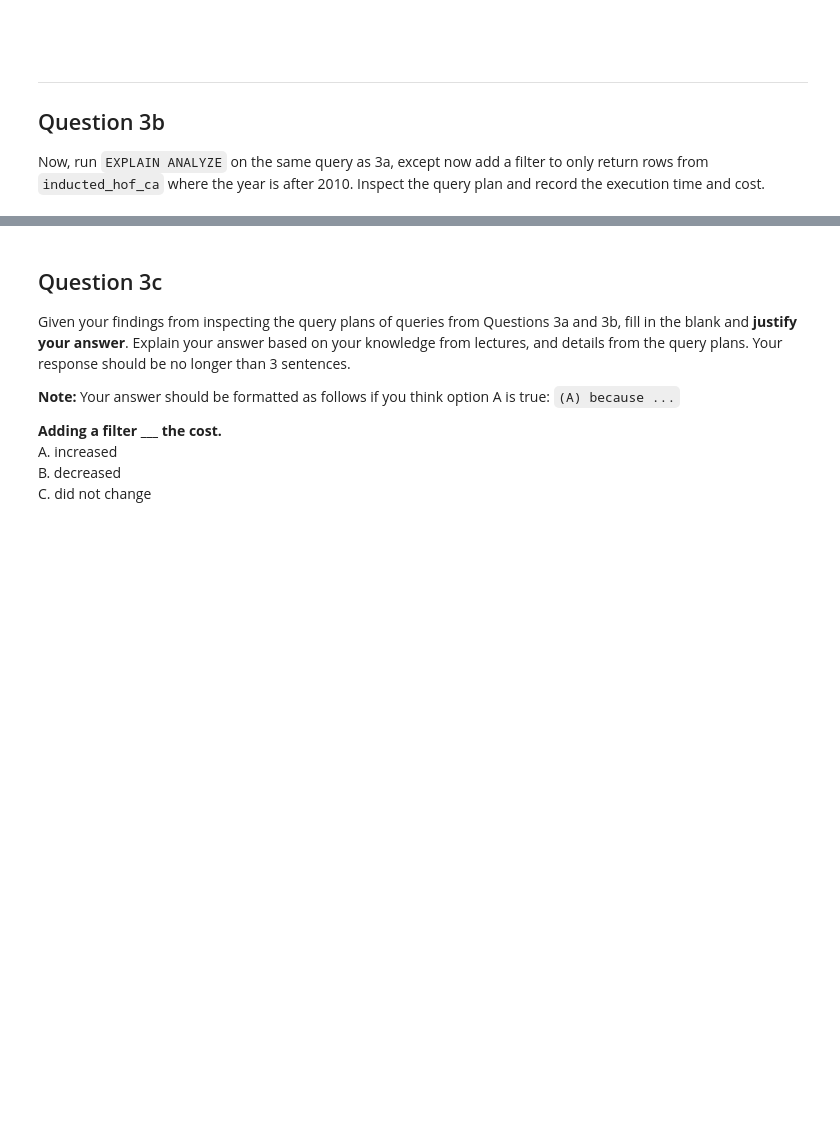
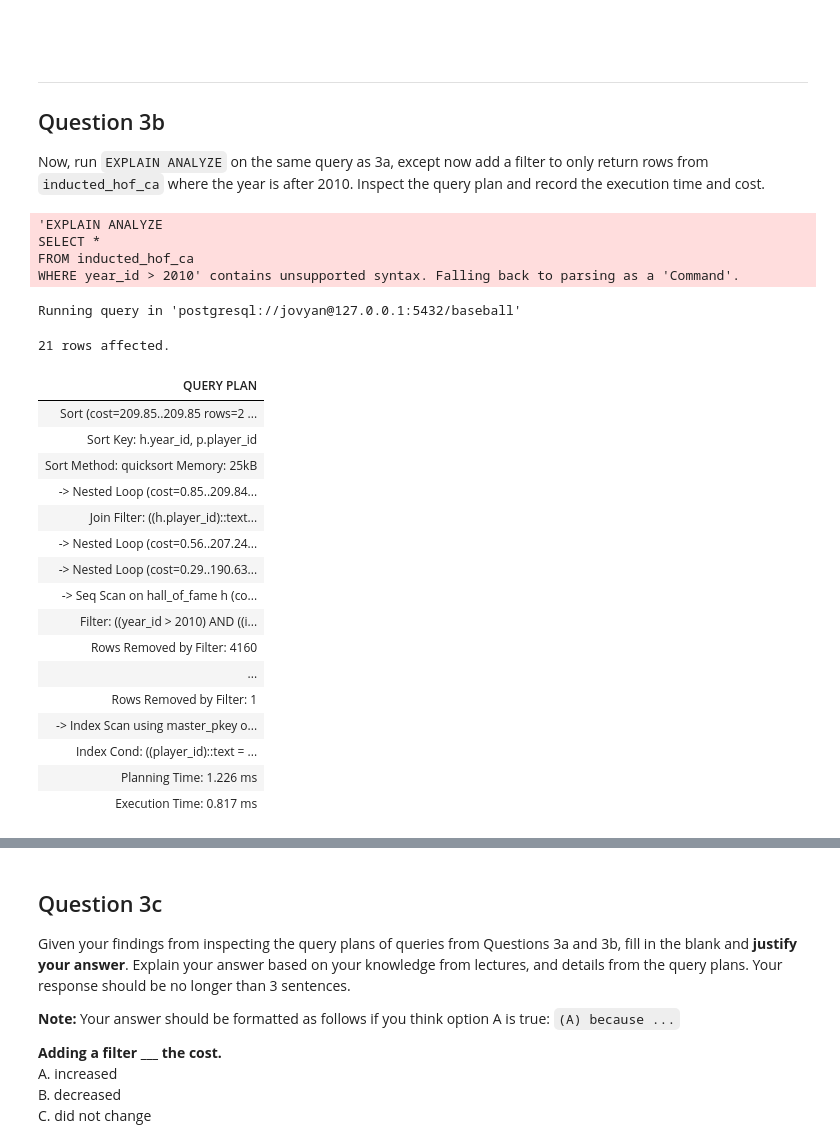
Before and after one commit to cal-data-eng/fa24-materials, a Jupyter notebook: proj/proj2/proj2.ipynb, the cells around one changed output, grey strips where cells are left out. Drawn from its saved outputs; the diff is of its cells as text; code cells hidden in the pictures; blank space fills up the shorter version.

```diff
--- a/proj/proj2/proj2.ipynb
+++ b/proj/proj2/proj2.ipynb
@@ -533 +941,31 @@ Now, run `EXPLAIN ANALYZE` on the same query as 3a, except now add a filter to o
+# %%
+%%sql
+EXPLAIN ANALYZE
+SELECT *
+FROM inducted_hof_ca
+WHERE year_id > 2010;
+# %% [output]
+'EXPLAIN ANALYZE
+SELECT *
+FROM inducted_hof_ca
+WHERE year_id > 2010' contains unsupported syntax. Falling back to parsing as a 'Command'.
+Running query in 'postgresql://jovyan@127.0.0.1:5432/baseball'
+21 rows affected.
+| QUERY PLAN |
+| Sort (cost=209.85..209.85 rows=2 ... |
+| Sort Key: h.year_id, p.player_id |
+| Sort Method: quicksort Memory: 25kB |
+| -> Nested Loop (cost=0.85..209.84... |
+| Join Filter: ((h.player_id)::text... |
+| -> Nested Loop (cost=0.56..207.24... |
+| -> Nested Loop (cost=0.29..190.63... |
+| -> Seq Scan on hall_of_fame h (co... |
+| Filter: ((year_id > 2010) AND ((i... |
+| Rows Removed by Filter: 4160 |
+| ... |
+| Rows Removed by Filter: 1 |
+| -> Index Scan using master_pkey o... |
+| Index Cond: ((player_id)::text = ... |
+| Planning Time: 1.226 ms |
+| Execution Time: 0.817 ms |
 # %%
```
Also changed, not shown: parts of 174 cells of this notebook, 1 other file.
